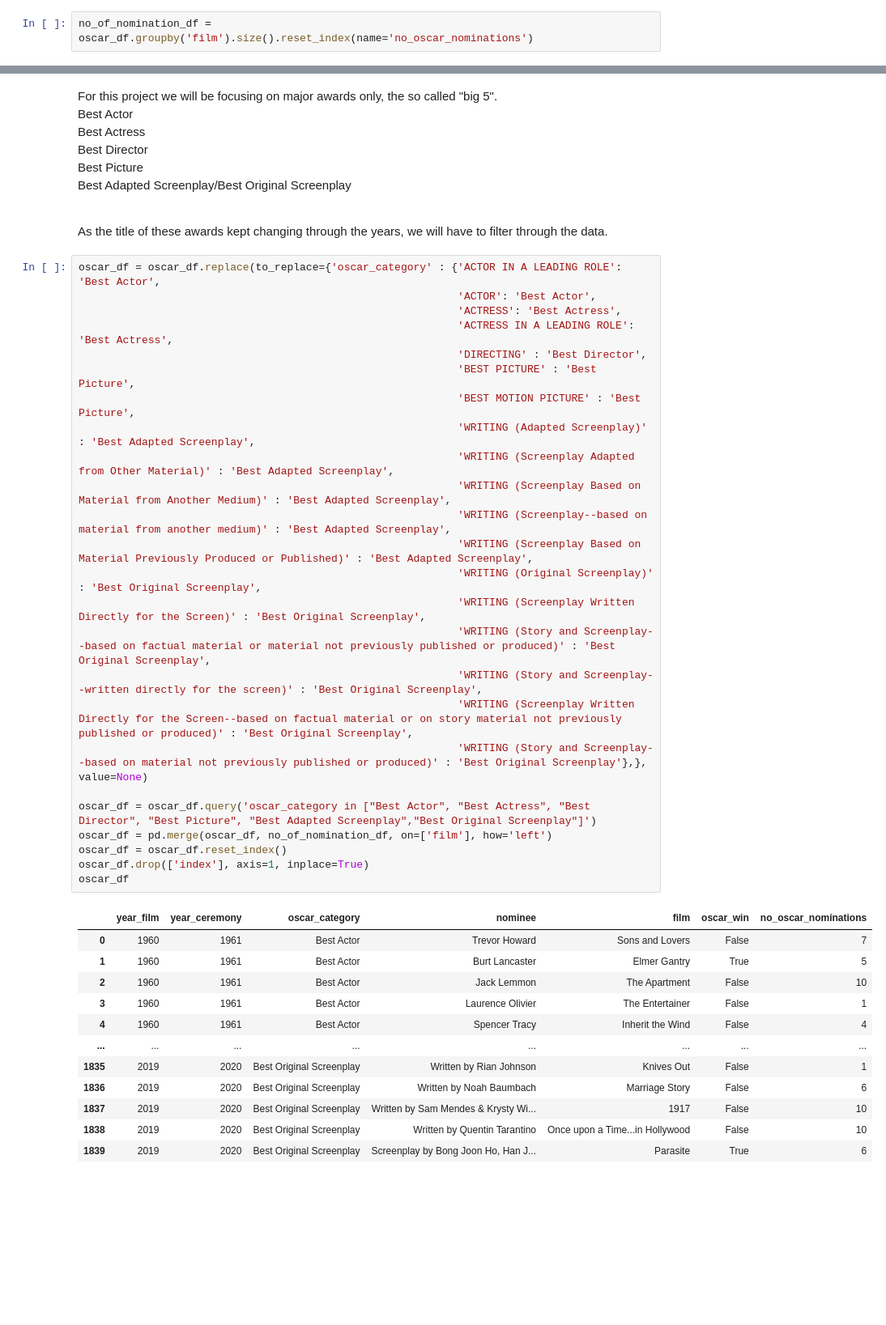
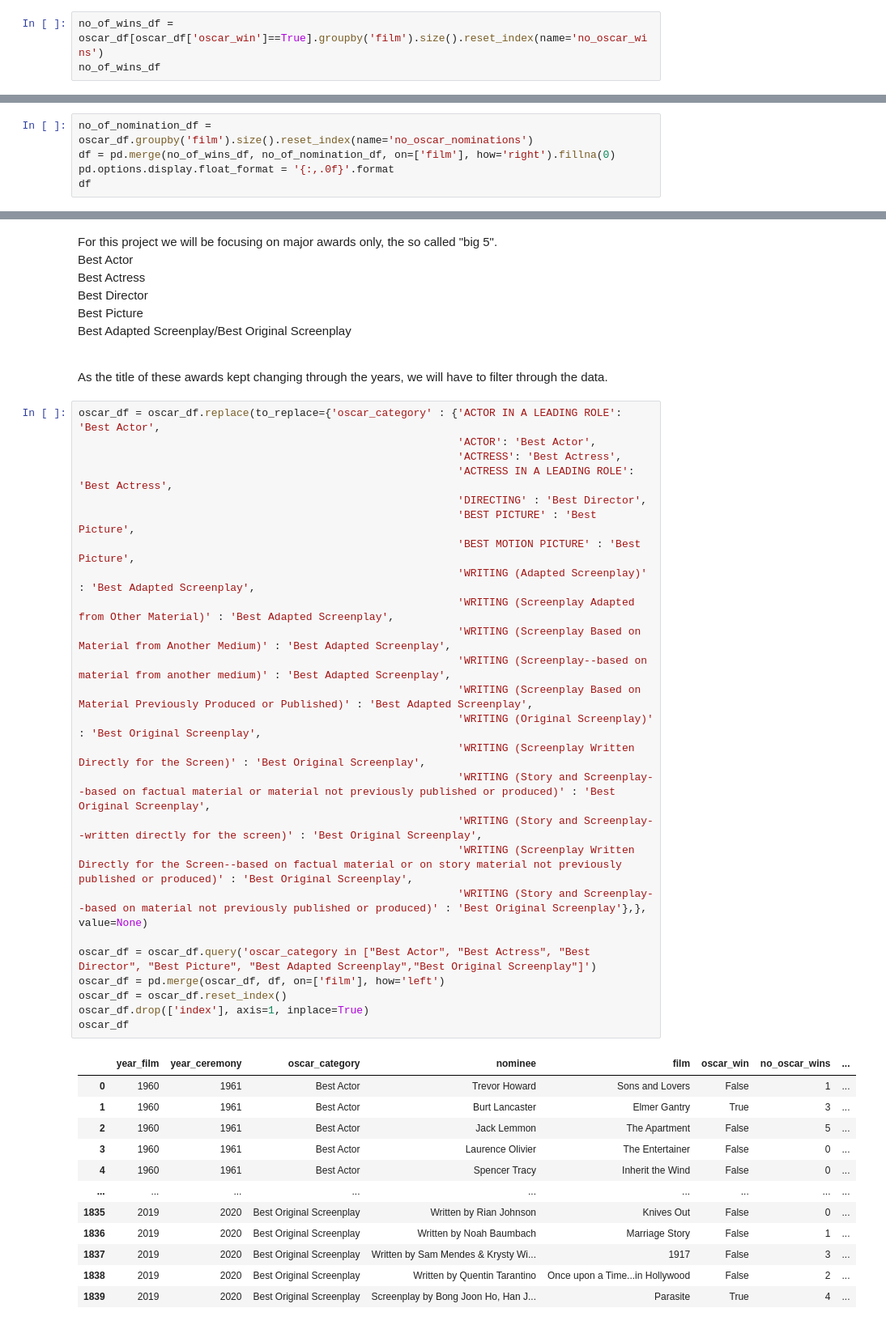
Before and after one commit to cruzerngz/miniproject_1105, a Jupyter notebook: Movies/1_Data_Acquisition_and_Cleaning.ipynb, the cells around one changed output, grey strips where cells are left out. Shown at 81% size. Saved outputs shown, nothing was run; the diff lists cells and outputs as text; blank space fills up the shorter version.

```diff
--- a/Movies/1_Data_Acquisition_and_Cleaning.ipynb
+++ b/Movies/1_Data_Acquisition_and_Cleaning.ipynb
@@ -67,4 +72,5 @@ oscar_df = oscar_df.query('year_film >=1960')
 # %% [markdown]
 Next is to get the total counts of nominations for each film.
 # %%
-no_of_nomination_df = oscar_df.groupby('film').size().reset_index(name='no_oscar_nominations')
+no_of_wins_df = oscar_df[oscar_df['oscar_win']==True].groupby('film').size().reset_index(name='no_oscar_wins')
+no_of_wins_df
@@ -70,0 +91,5 @@ no_of_nomination_df = oscar_df.groupby('film').size().reset_index(name='no_oscar
+# %%
+no_of_nomination_df = oscar_df.groupby('film').size().reset_index(name='no_oscar_nominations')
+df = pd.merge(no_of_wins_df, no_of_nomination_df, on=['film'], how='right').fillna(0)
+pd.options.display.float_format = '{:,.0f}'.format
+df
@@ -80,38 +119,38 @@ For this project we will be focusing on major awards only, the so called "big 5"
 # %%
 oscar_df = oscar_df.replace(to_replace={'oscar_category' : {'ACTOR IN A LEADING ROLE': 'Best Actor',
                                                             'ACTOR': 'Best Actor',
                                                             'ACTRESS': 'Best Actress',
                                                             'ACTRESS IN A LEADING ROLE': 'Best Actress',
                                                             'DIRECTING' : 'Best Director',
                                                             'BEST PICTURE' : 'Best Picture',
                                                             'BEST MOTION PICTURE' : 'Best Picture',
                                                             'WRITING (Adapted Screenplay)' : 'Best Adapted Screenplay',
                                                             'WRITING (Screenplay Adapted from Other Material)' : 'Best Adapted Screenplay',
                                                             'WRITING (Screenplay Based on Material from Another Medium)' : 'Best Adapted Screenplay',
                                                             'WRITING (Screenplay--based on material from another medium)' : 'Best Adapted Screenplay',
                                                             'WRITING (Screenplay Based on Material Previously Produced or Published)' : 'Best Adapted Screenplay',
                                                             'WRITING (Original Screenplay)' : 'Best Original Screenplay',
                                                             'WRITING (Screenplay Written Directly for the Screen)' : 'Best Original Screenplay',
                                                             'WRITING (Story and Screenplay--based on factual material or material not previously published or produced)' : 'Best Original Screenplay',
                                                             'WRITING (Story and Screenplay--written directly for the screen)' : 'Best Original Screenplay',
                                                             'WRITING (Screenplay Written Directly for the Screen--based on factual material or on story material not previously published or produced)' : 'Best Original Screenplay',
                                                             'WRITING (Story and Screenplay--based on material not previously published or produced)' : 'Best Original Screenplay'},}, value=None)
 
 oscar_df = oscar_df.query('oscar_category in ["Best Actor", "Best Actress", "Best Director", "Best Picture", "Best Adapted Screenplay","Best Original Screenplay"]')
-oscar_df = pd.merge(oscar_df, no_of_nomination_df, on=['film'], how='left')
+oscar_df = pd.merge(oscar_df, df, on=['film'], how='left')
 oscar_df = oscar_df.reset_index()
 oscar_df.drop(['index'], axis=1, inplace=True)
 oscar_df
 # %% [output]
-|  | year_film | year_ceremony | oscar_category | nominee | film | oscar_win | no_oscar_nominations |
-| 0 | 1960 | 1961 | Best Actor | Trevor Howard | Sons and Lovers | False | 7 |
-| 1 | 1960 | 1961 | Best Actor | Burt Lancaster | Elmer Gantry | True | 5 |
-| 2 | 1960 | 1961 | Best Actor | Jack Lemmon | The Apartment | False | 10 |
-| 3 | 1960 | 1961 | Best Actor | Laurence Olivier | The Entertainer | False | 1 |
-| 4 | 1960 | 1961 | Best Actor | Spencer Tracy | Inherit the Wind | False | 4 |
-| ... | ... | ... | ... | ... | ... | ... | ... |
-| 1835 | 2019 | 2020 | Best Original Screenplay | Written by Rian Johnson | Knives Out | False | 1 |
-| 1836 | 2019 | 2020 | Best Original Screenplay | Written by Noah Baumbach | Marriage Story | False | 6 |
-| 1837 | 2019 | 2020 | Best Original Screenplay | Written by Sam Mendes & Krysty Wi... | 1917 | False | 10 |
-| 1838 | 2019 | 2020 | Best Original Screenplay | Written by Quentin Tarantino | Once upon a Time...in Hollywood | False | 10 |
-| 1839 | 2019 | 2020 | Best Original Screenplay | Screenplay by Bong Joon Ho, Han J... | Parasite | True | 6 |
+|  | year_film | year_ceremony | oscar_category | nominee | film | oscar_win | no_oscar_wins | ... |
+| 0 | 1960 | 1961 | Best Actor | Trevor Howard | Sons and Lovers | False | 1 | ... |
+| 1 | 1960 | 1961 | Best Actor | Burt Lancaster | Elmer Gantry | True | 3 | ... |
+| 2 | 1960 | 1961 | Best Actor | Jack Lemmon | The Apartment | False | 5 | ... |
+| 3 | 1960 | 1961 | Best Actor | Laurence Olivier | The Entertainer | False | 0 | ... |
+| 4 | 1960 | 1961 | Best Actor | Spencer Tracy | Inherit the Wind | False | 0 | ... |
+| ... | ... | ... | ... | ... | ... | ... | ... | ... |
+| 1835 | 2019 | 2020 | Best Original Screenplay | Written by Rian Johnson | Knives Out | False | 0 | ... |
+| 1836 | 2019 | 2020 | Best Original Screenplay | Written by Noah Baumbach | Marriage Story | False | 1 | ... |
+| 1837 | 2019 | 2020 | Best Original Screenplay | Written by Sam Mendes & Krysty Wi... | 1917 | False | 3 | ... |
+| 1838 | 2019 | 2020 | Best Original Screenplay | Written by Quentin Tarantino | Once upon a Time...in Hollywood | False | 2 | ... |
+| 1839 | 2019 | 2020 | Best Original Screenplay | Screenplay by Bong Joon Ho, Han J... | Parasite | True | 4 | ... |
```
Also changed, not shown: parts of 33 cells of this notebook.
